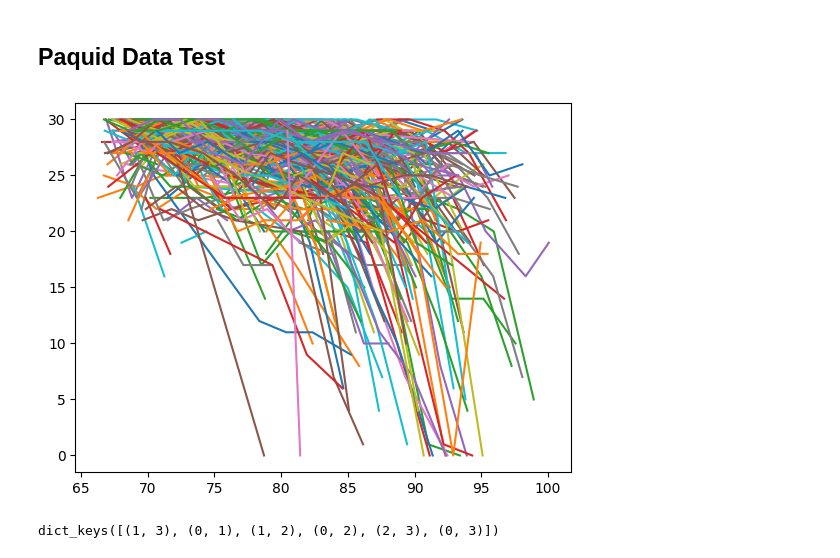
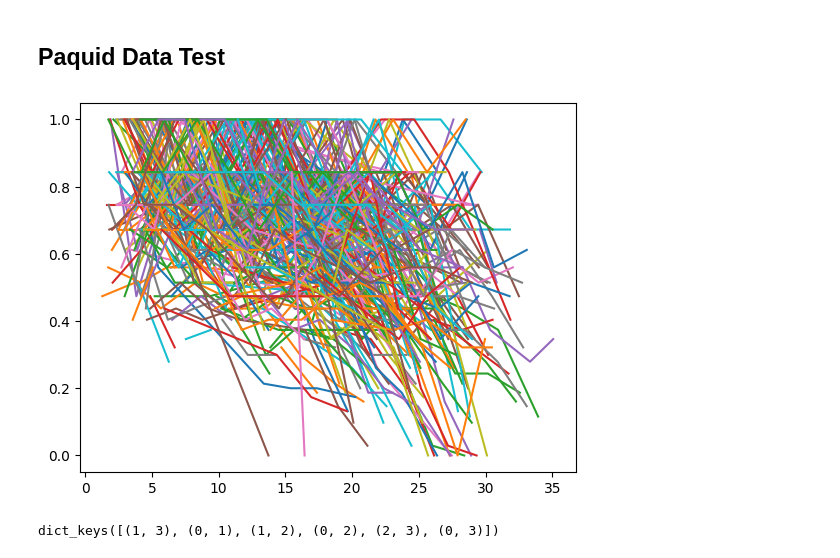
Before and after one commit to felixlaplante/paquid-jmstate, a Jupyter notebook: paquid-test.ipynb, the cells around one changed output. Saved outputs shown, nothing was run; the diff lists cells and outputs as text; code cells hidden in the pictures.

```diff
--- a/paquid-test.ipynb
+++ b/paquid-test.ipynb
@@ -13,41 +14,56 @@ from jmstate.utils import *
 # %%
 # Lecture du fichier CSV
 paquid = pd.read_csv('Data/paquid.csv')
+# %%
+def norm_mmse(x):
+    transfY = np.array([
+        0, 2.91, 5.48, 7.76, 9.77, 11.57, 13.19, 14.67, 16.05, 17.37,
+        18.68, 20.01, 21.38, 22.83, 24.39, 26.07, 27.91, 29.93, 32.17,
+        34.64, 37.37, 40.4, 43.74, 47.4, 51.44, 55.98, 61.18, 67.25,
+        74.61, 84.32, 100
+    ]) / 100.0
+
+    # Return transformed values, same shape as input
+    result = [transfY[int(elt)] if not np.isnan(elt) else elt for elt in x]
+    return np.array(result)
+
+def norm_age(x):
+    return x - 65.0
 # %%
 def get_ages(id):
     T = []
     for k in range(4):
         mask = (paquid['ID'].values == id) & (paquid['HIER'].values == k)
         if sum(mask) > 0:
             T.append((min(paquid['age'][mask]), k))
 
     if len(T) <= 1:
         return T
 
     result = [T[0]]
 
     for i in range(1, len(T)):
         if T[i][0] >= result[-1][0]:
             result.append(T[i])
 
     return result
 
 get_last_visit_age = lambda id: paquid[paquid['ID'] == id]['age'].max()
-get_t = lambda id: torch.tensor(paquid[paquid['ID'] == id]['age'].values)
+get_t = lambda id: torch.tensor(norm_age(paquid[paquid['ID'] == id]['age'].values))
 get_X = lambda id: torch.tensor(paquid[paquid['ID'] == id]['CEP'].min())
-get_Y = lambda id: torch.tensor(paquid[paquid['ID'] == id]['MMSE'].values)
+get_Y = lambda id: torch.tensor(norm_mmse(paquid[paquid['ID'] == id]['MMSE'].values))
 
 ids = range(1, 501)
 trajectories = [get_ages(id) for id in ids]
 c = torch.tensor([get_last_visit_age(id) for id in ids])
 t = torch.nn.utils.rnn.pad_sequence([get_t(id) for id in ids], batch_first=True, padding_value=torch.nan)
 x = torch.tensor([[get_X(id)] for id in ids])
 y = torch.nn.utils.rnn.pad_sequence([get_Y(id) for id in ids], batch_first=True, padding_value=torch.nan)[..., None]
 
 plt.plot(t.T, y[:, :, 0].T)
 plt.show()
 # %% [output]
-[figure, old version]
+[figure, new version]
 # %%
 buckets = build_buckets(trajectories)
 print(buckets.keys())
```
Also changed, not shown: parts of 9 cells of this notebook, 1 other file.
